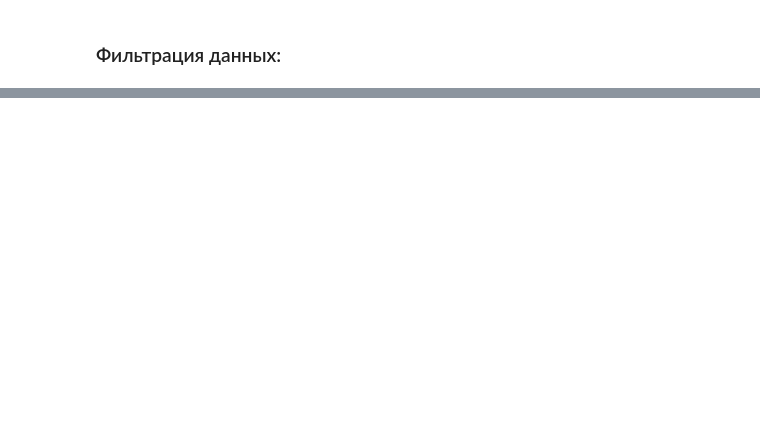
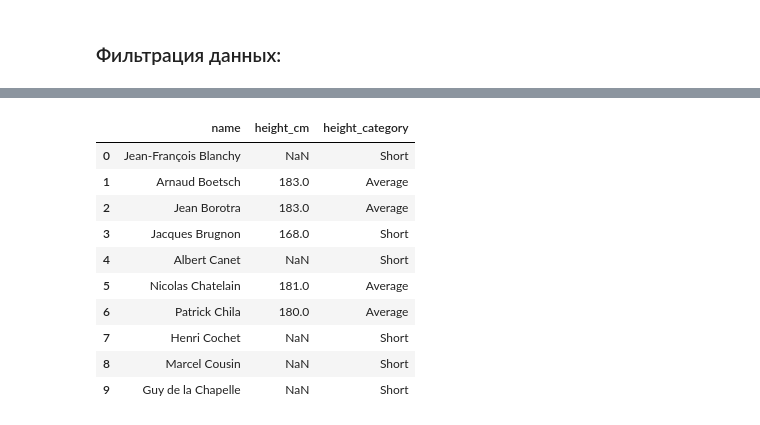
Before and after one commit to Andrey-Shatsev/pandas_edu, a Jupyter notebook: Andrey_nb/tutorial.ipynb, the cells around one changed output, grey strips where cells are left out. Cells and saved outputs as stored; diff of their text form; code cells hidden in the pictures; blank space fills up the shorter version.

```diff
--- a/Andrey_nb/tutorial.ipynb
+++ b/Andrey_nb/tutorial.ipynb
@@ -334,0 +192,3 @@ bios.query('born_country == "USA"')
+# %%
+#поработаем с объектами даты и времени
+bios_new['born_date']= pd.to_datetime(bios_new['born_date'])
@@ -334,0 +216,2 @@ bios.query('born_country == "USA"')
+# %%
+bios_new['Year of Birth'] = bios_new['born_date'].dt.year
@@ -334,0 +227,17 @@ bios.query('born_country == "USA"')
+# %%
+#простые функции с lyambda:
+bios_new['height_category'] = bios_new['height_cm'].apply(lambda x: 'Tall' if x > 190 else 'Average' if x > 170 else 'Short')
+# %%
+bios_new[['name', 'height_cm', 'height_category']].head(10)
+# %% [output]
+|  | name | height_cm | height_category |
+| 0 | Jean-François Blanchy | NaN | Short |
+| 1 | Arnaud Boetsch | 183.0 | Average |
+| 2 | Jean Borotra | 183.0 | Average |
+| 3 | Jacques Brugnon | 168.0 | Short |
+| 4 | Albert Canet | NaN | Short |
+| 5 | Nicolas Chatelain | 181.0 | Average |
+| 6 | Patrick Chila | 180.0 | Average |
+| 7 | Henri Cochet | NaN | Short |
+| 8 | Marcel Cousin | NaN | Short |
+| 9 | Guy de la Chapelle | NaN | Short |
```
Also changed, not shown: parts of 54 cells of this notebook.
